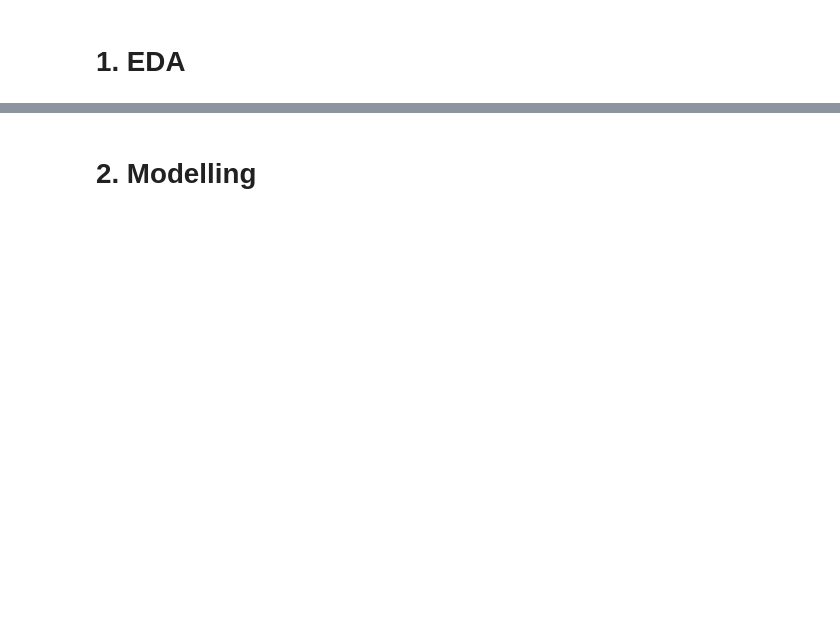
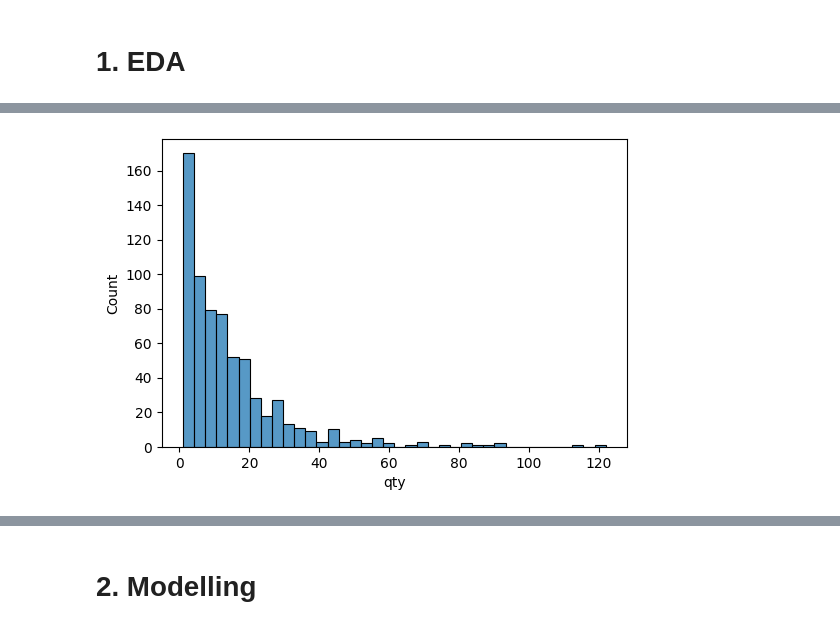
Before and after one commit to Alex1iv/Retail_pricing, a Jupyter notebook: notebooks/Retail_pricing.ipynb, the cells around one changed output, grey strips where cells are left out. Saved outputs shown, nothing was run; the diff lists cells and outputs as text; code cells hidden in the pictures; blank space fills up the shorter version.

```diff
--- a/notebooks/Retail_pricing.ipynb
+++ b/notebooks/Retail_pricing.ipynb
@@ -206,0 +154,5 @@ After synthetic resampling :  [0 1] [47896 47896]
+# %%
+fig, ax = plt.subplots(figsize=(6,4))
+sns.histplot(data['qty']); #,bins=15
+# %% [output]
+[figure, added]
```
Also changed, not shown: parts of 124 cells of this notebook.
